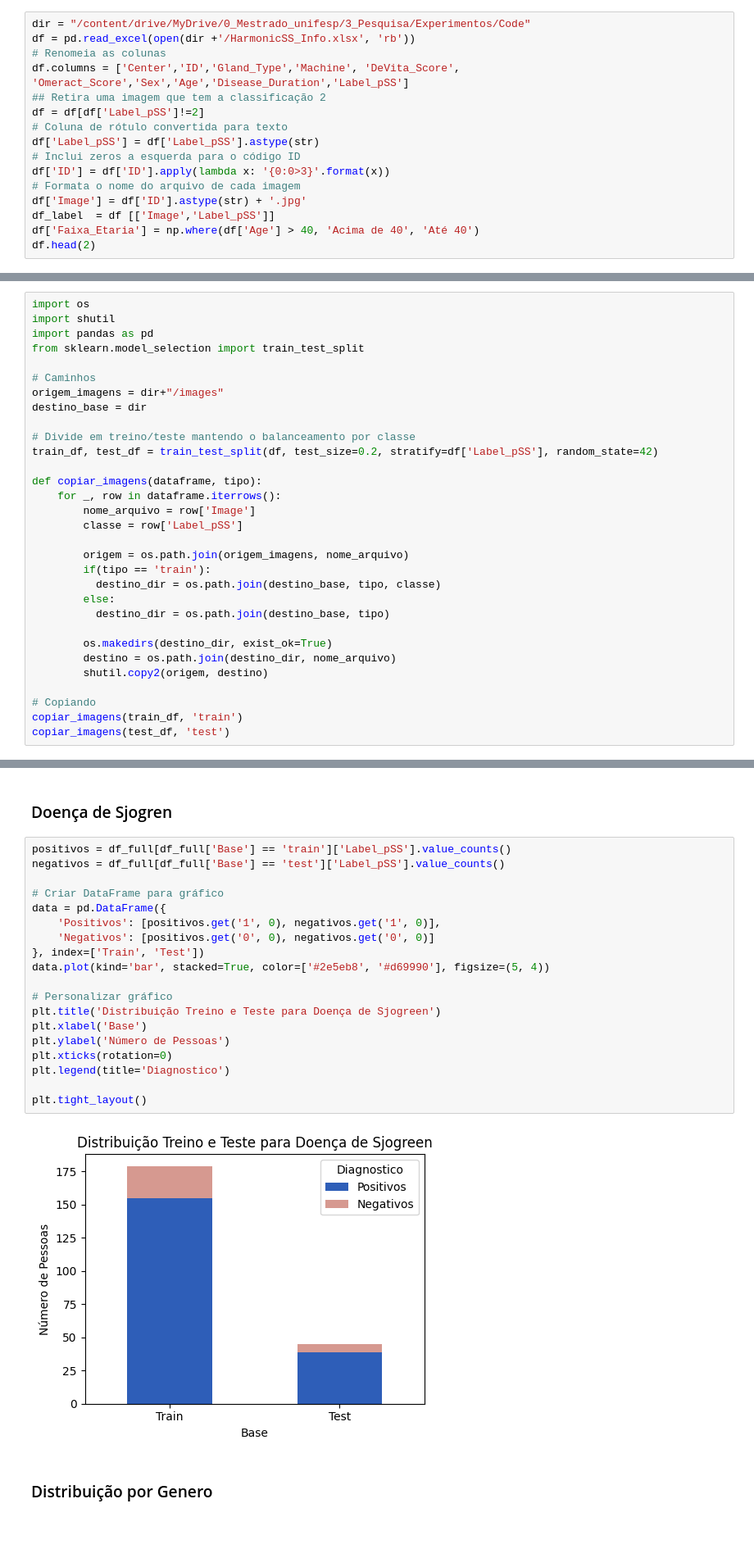
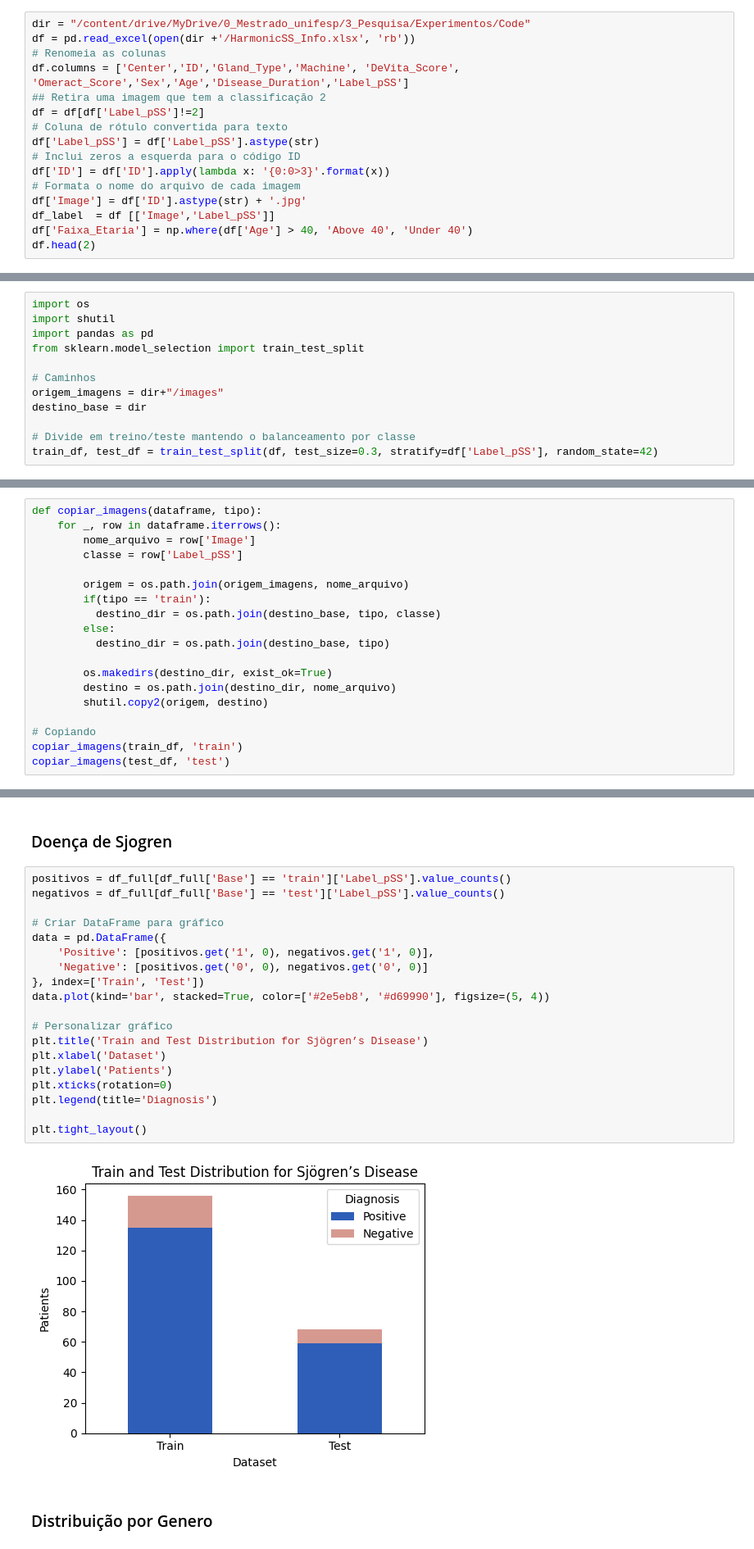
Before and after one commit to BrunaFerreira/Mestrado_UNIFESP, a Jupyter notebook: 1_EDA.ipynb, the cells around one changed output, grey strips where cells are left out. Shown at 82% size. Drawn from its saved outputs; the diff is of its cells as text.

Commit message:
Mudando legendas para Ingles

```diff
--- a/1_EDA.ipynb
+++ b/1_EDA.ipynb
@@ -50,7 +50,7 @@ df['ID'] = df['ID'].apply(lambda x: '{0:0>3}'.format(x))
 # Formata o nome do arquivo de cada imagem
 df['Image'] = df['ID'].astype(str) + '.jpg'
 df_label  = df [['Image','Label_pSS']]
-df['Faixa_Etaria'] = np.where(df['Age'] > 40, 'Acima de 40', 'Até 40')
+df['Faixa_Etaria'] = np.where(df['Age'] > 40, 'Above 40', 'Under 40')
 df.head(2)
 # %% [output]
 |  | Center | ID | Gland_Type | Machine | DeVita_Score | Omeract_Score | Sex | Age | ... |
@@ -291,3 +291,15 @@ plt.tight_layout()
 ## 3. Pre Processamento
 # %% [markdown]
 ### Separar Treino e Teste
+# %%
+import os
+import shutil
+import pandas as pd
+from sklearn.model_selection import train_test_split
+
+# Caminhos
+origem_imagens = dir+"/images"
+destino_base = dir
+
+# Divide em treino/teste mantendo o balanceamento por classe
+train_df, test_df = train_test_split(df, test_size=0.3, stratify=df['Label_pSS'], random_state=42)
@@ -294,16 +388,4 @@ plt.tight_layout()
 # %%
-import os
-import shutil
-import pandas as pd
-from sklearn.model_selection import train_test_split
-
-# Caminhos
-origem_imagens = dir+"/images"
-destino_base = dir
-
-# Divide em treino/teste mantendo o balanceamento por classe
-train_df, test_df = train_test_split(df, test_size=0.2, stratify=df['Label_pSS'], random_state=42)
-
 def copiar_imagens(dataframe, tipo):
     for _, row in dataframe.iterrows():
         nome_arquivo = row['Image']
@@ -337,24 +419,24 @@ df_full = pd.merge(df, df_concat[['Image', 'Base']], on="Image", how="left")
 # %%
 positivos = df_full[df_full['Base'] == 'train']['Label_pSS'].value_counts()
 negativos = df_full[df_full['Base'] == 'test']['Label_pSS'].value_counts()
 
 # Criar DataFrame para gráfico
 data = pd.DataFrame({
-    'Positivos': [positivos.get('1', 0), negativos.get('1', 0)],
-    'Negativos': [positivos.get('0', 0), negativos.get('0', 0)]
+    'Positive': [positivos.get('1', 0), negativos.get('1', 0)],
+    'Negative': [positivos.get('0', 0), negativos.get('0', 0)]
 }, index=['Train', 'Test'])
 data.plot(kind='bar', stacked=True, color=['#2e5eb8', '#d69990'], figsize=(5, 4))
 
 # Personalizar gráfico
-plt.title('Distribuição Treino e Teste para Doença de Sjogreen')
-plt.xlabel('Base')
-plt.ylabel('Número de Pessoas')
+plt.title('Train and Test Distribution for Sjögren’s Disease')
+plt.xlabel('Dataset')
+plt.ylabel('Patients')
 plt.xticks(rotation=0)
-plt.legend(title='Diagnostico')
+plt.legend(title='Diagnosis')
 
 plt.tight_layout()
 # %% [output]
-[figure, old version]
+[figure, new version]
 # %% [markdown]
 ### Distribuição por Genero
 # %%
```
Also changed, not shown: parts of 24 cells of this notebook.
